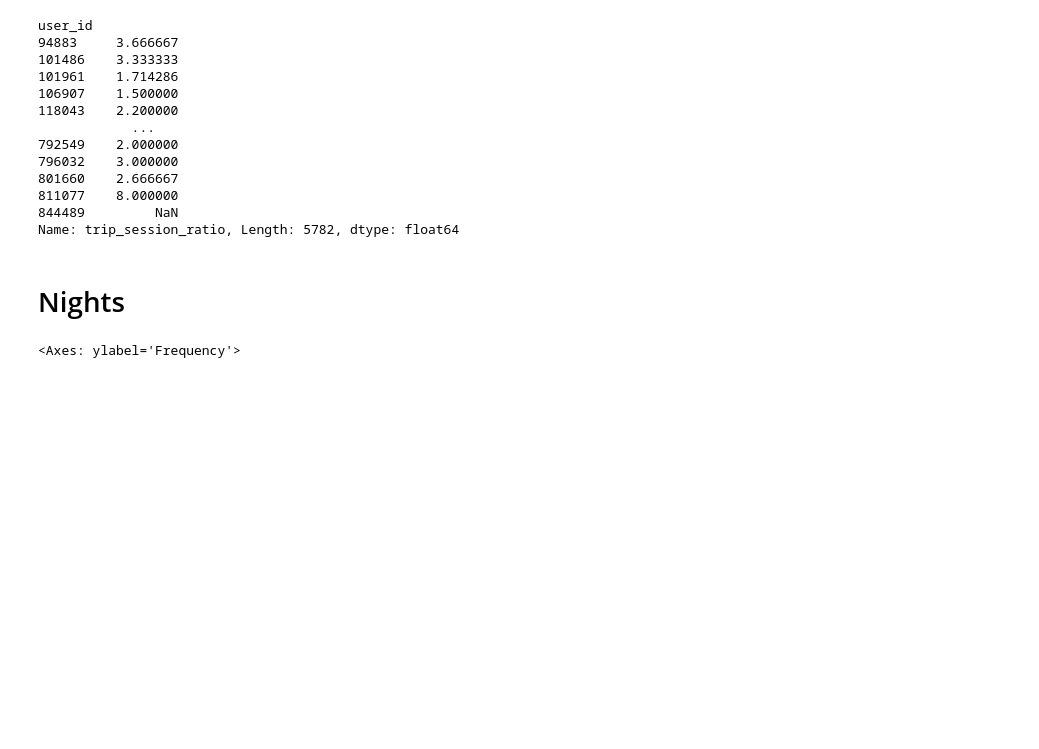
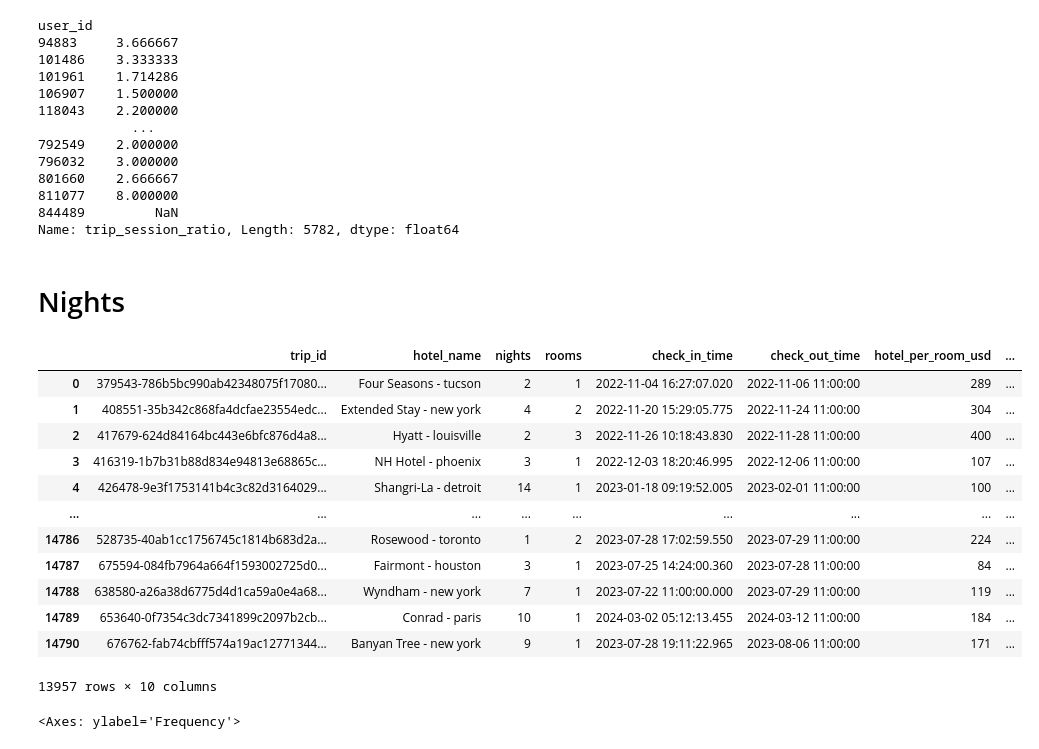
Before and after one commit to anuar-masterschool/TravelTideJul, a Jupyter notebook: 02_generate_user_features.ipynb, the cells around one changed output. Cells and saved outputs as stored; diff of their text form; code cells hidden in the pictures; blank space fills up the shorter version.

```diff
--- a/02_generate_user_features.ipynb
+++ b/02_generate_user_features.ipynb
@@ -170,6 +185,22 @@ hotels_w_users = hotels.merge(sessions[["trip_id", "user_id"]], on="trip_id", ho
 invalid_trip_ids = sessions[sessions["cancellation"]]["trip_id"]
 # %%
 valid_hotels_w_users = hotels_w_users[~hotels_w_users["trip_id"].isin(invalid_trip_ids)]
+# %%
+valid_hotels_w_users
+# %% [output]
+|  | trip_id | hotel_name | nights | rooms | check_in_time | check_out_time | hotel_per_room_usd | ... |
+| 0 | 379543-786b5bc990ab42348075f17080... | Four Seasons - tucson | 2 | 1 | 2022-11-04 16:27:07.020 | 2022-11-06 11:00:00 | 289 | ... |
+| 1 | 408551-35b342c868fa4dcfae23554edc... | Extended Stay - new york | 4 | 2 | 2022-11-20 15:29:05.775 | 2022-11-24 11:00:00 | 304 | ... |
+| 2 | 417679-624d84164bc443e6bfc876d4a8... | Hyatt - louisville | 2 | 3 | 2022-11-26 10:18:43.830 | 2022-11-28 11:00:00 | 400 | ... |
+| 3 | 416319-1b7b31b88d834e94813e68865c... | NH Hotel - phoenix | 3 | 1 | 2022-12-03 18:20:46.995 | 2022-12-06 11:00:00 | 107 | ... |
+| 4 | 426478-9e3f1753141b4c3c82d3164029... | Shangri-La - detroit | 14 | 1 | 2023-01-18 09:19:52.005 | 2023-02-01 11:00:00 | 100 | ... |
+| ... | ... | ... | ... | ... | ... | ... | ... | ... |
+| 14786 | 528735-40ab1cc1756745c1814b683d2a... | Rosewood - toronto | 1 | 2 | 2023-07-28 17:02:59.550 | 2023-07-29 11:00:00 | 224 | ... |
+| 14787 | 675594-084fb7964a664f1593002725d0... | Fairmont - houston | 3 | 1 | 2023-07-25 14:24:00.360 | 2023-07-28 11:00:00 | 84 | ... |
+| 14788 | 638580-a26a38d6775d4d1ca59a0e4a68... | Wyndham - new york | 7 | 1 | 2023-07-22 11:00:00.000 | 2023-07-29 11:00:00 | 119 | ... |
+| 14789 | 653640-0f7354c3dc7341899c2097b2cb... | Conrad - paris | 10 | 1 | 2024-03-02 05:12:13.455 | 2024-03-12 11:00:00 | 184 | ... |
+| 14790 | 676762-fab74cbfff574a19ac12771344... | Banyan Tree - new york | 9 | 1 | 2023-07-28 19:11:22.965 | 2023-08-06 11:00:00 | 171 | ... |
+13957 rows × 10 columns
 # %%
 hotels["nights"].plot(kind="hist", bins=20)
 # %% [output]
```
Also changed, not shown: parts of 1 cell of this notebook, 2 other files.
